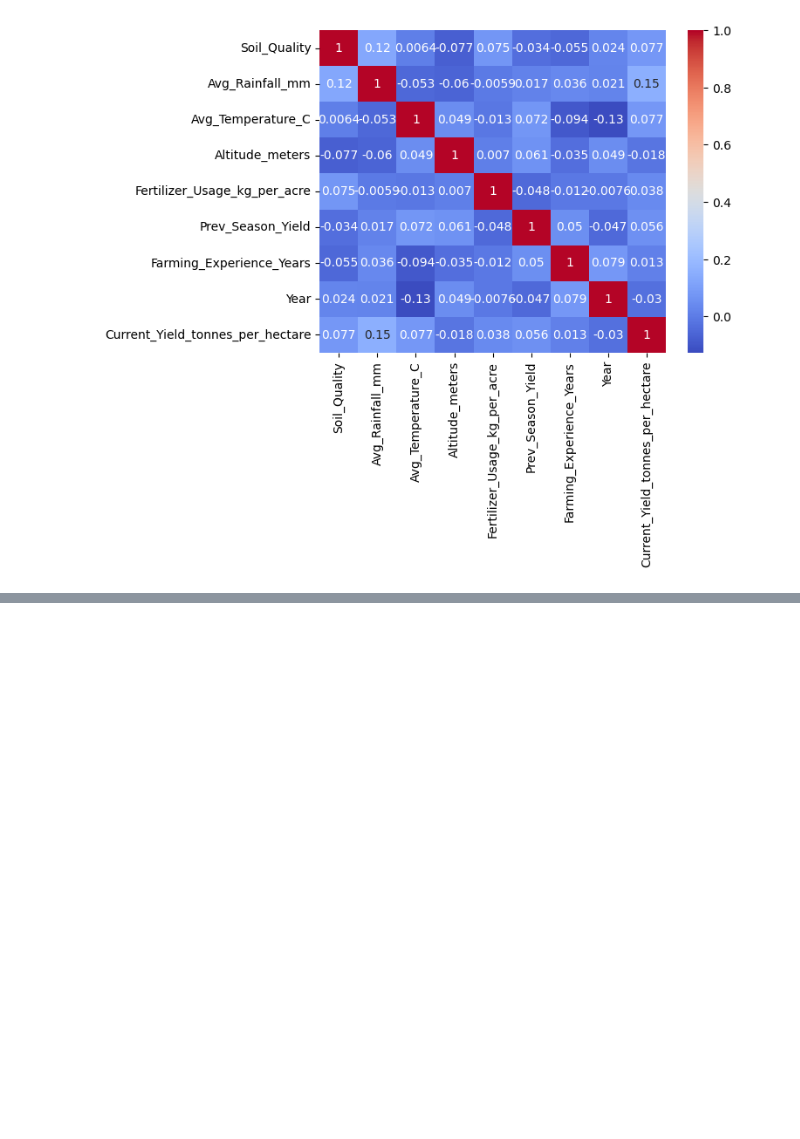
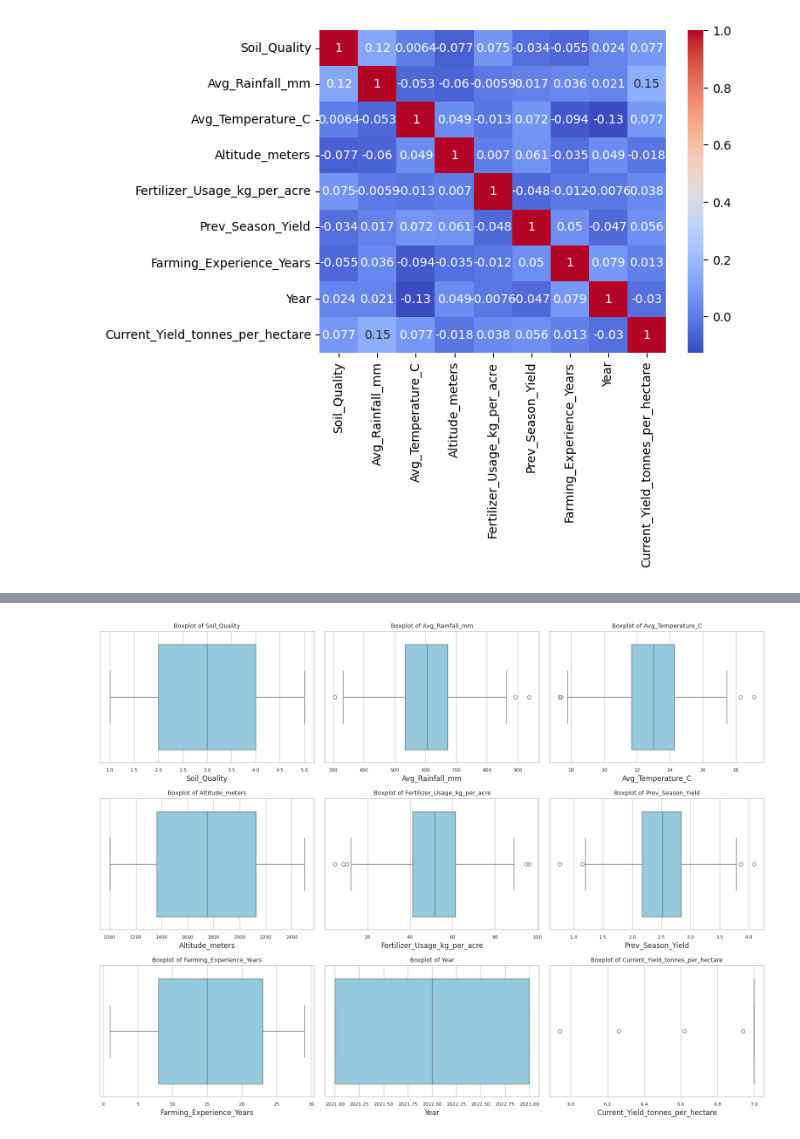
Before and after one commit to Mainabryan/Maize_Yield_prediction, a Jupyter notebook: Kenya_maize_yield.ipynb, the cells around one changed output, grey strips where cells are left out. Saved outputs shown, nothing was run; the diff lists cells and outputs as text; code cells hidden in the pictures; blank space fills up the shorter version.

```diff
--- a/Kenya_maize_yield.ipynb
+++ b/Kenya_maize_yield.ipynb
@@ -131,0 +140,30 @@ KeyError: "None of [Index(['Fertilizer_Type', 'Seed_Type', 'Farming_Method'], dt
+# %%
+numeric_data = data.select_dtypes(include=['int64', 'float64'])
+# %%
+import matplotlib.pyplot as plt
+import seaborn as sns
+
+# Set plot style
+sns.set(style="whitegrid")
+num_cols = numeric_data.columns
+n_cols = 3
+n_rows = -(-len(num_cols) // n_cols)  # Ceiling division
+
+# Create subplots
+fig, axes = plt.subplots(n_rows, n_cols, figsize=(16, n_rows * 4))
+axes = axes.flatten()
+
+# Loop and plot
+for i, col in enumerate(num_cols):
+    sns.boxplot(data=numeric_data, x=col, ax=axes[i], color='skyblue')
+    axes[i].set_title(f'Boxplot of {col}', fontsize=10)
+    axes[i].tick_params(axis='x', labelsize=8)
+
+# Remove empty axes
+for j in range(i+1, len(axes)):
+    fig.delaxes(axes[j])
+
+plt.tight_layout()
+plt.show()
+# %% [output]
+[figure, added]
```
Also changed, not shown: parts of 4 cells of this notebook.
